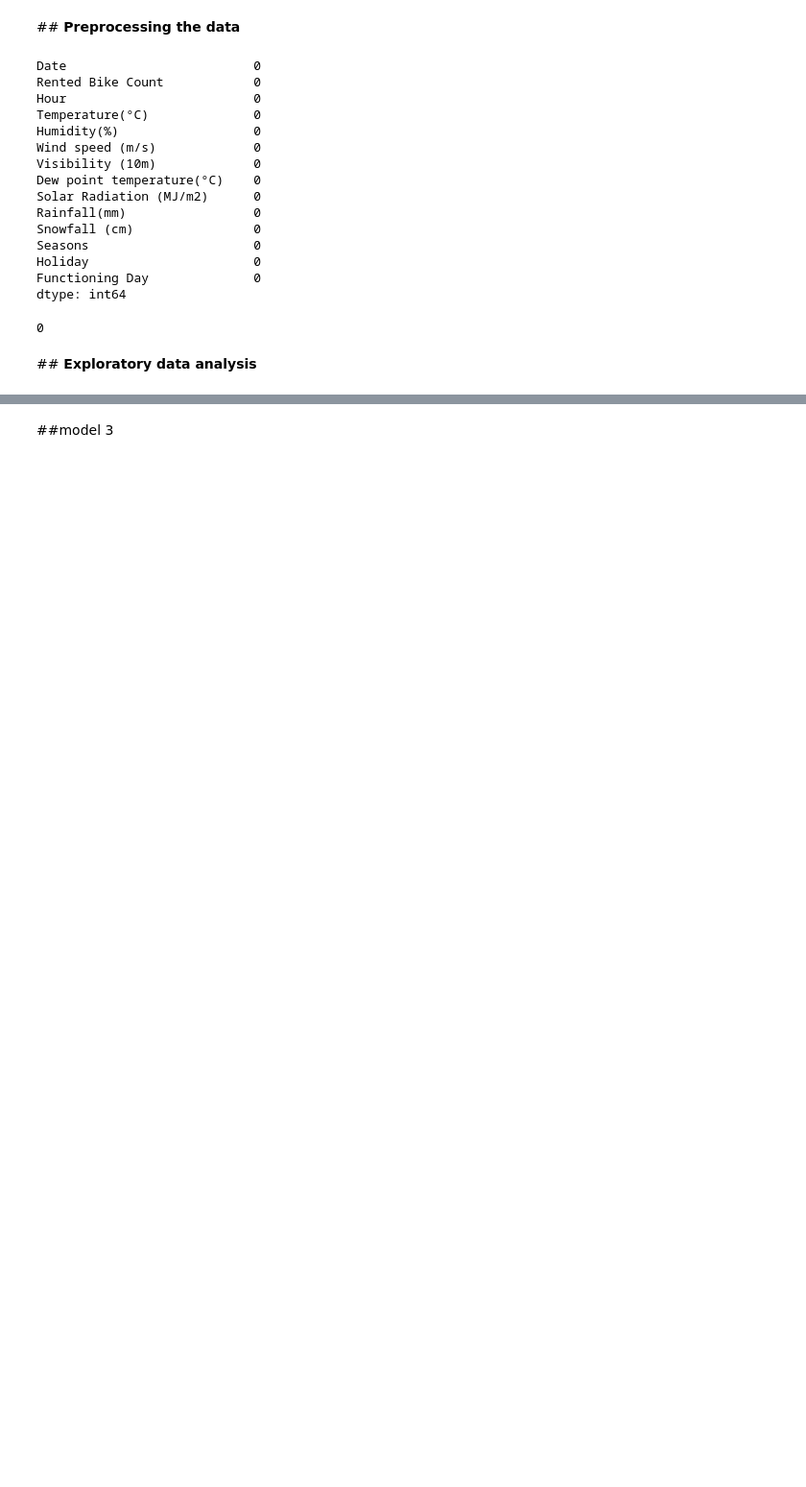
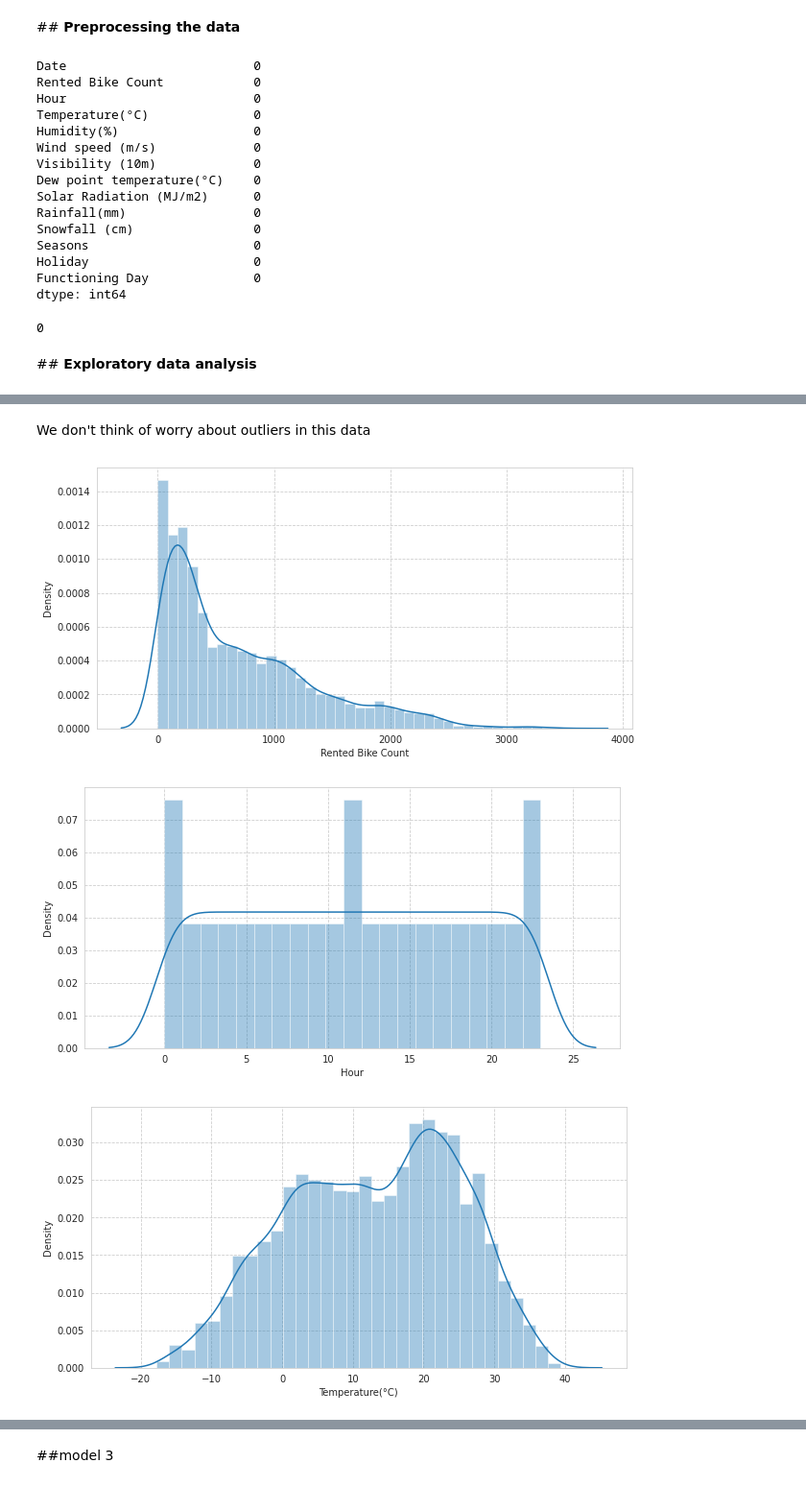
Before and after one commit to armanalam6342/Seoul-Bike-Sharing-Demand-Prediction, a Jupyter notebook: Bike_Sharing_Demand_Prediction_Capstone_Project.ipynb, the cells around one changed output, grey strips where cells are left out. Shown at 96% size. Cells and saved outputs as stored; diff of their text form; code cells hidden in the pictures; blank space fills up the shorter version.

```diff
--- a/Bike_Sharing_Demand_Prediction_Capstone_Project.ipynb
+++ b/Bike_Sharing_Demand_Prediction_Capstone_Project.ipynb
@@ -149,0 +225,13 @@ df.drop(columns=['Date'],inplace=True)
+# %% [markdown]
+We don't think of worry about outliers in this data
+# %%
+# Distrubution of Data
+for i in numeric_features.columns:
+  plt.figure(figsize=(10,5))
+  sns.distplot(df[i])
+
+  plt.show()
+# %% [output]
+[figure, added]
+[figure, added]
+[figure, added]
```
Also changed, not shown: parts of 65 cells of this notebook.
